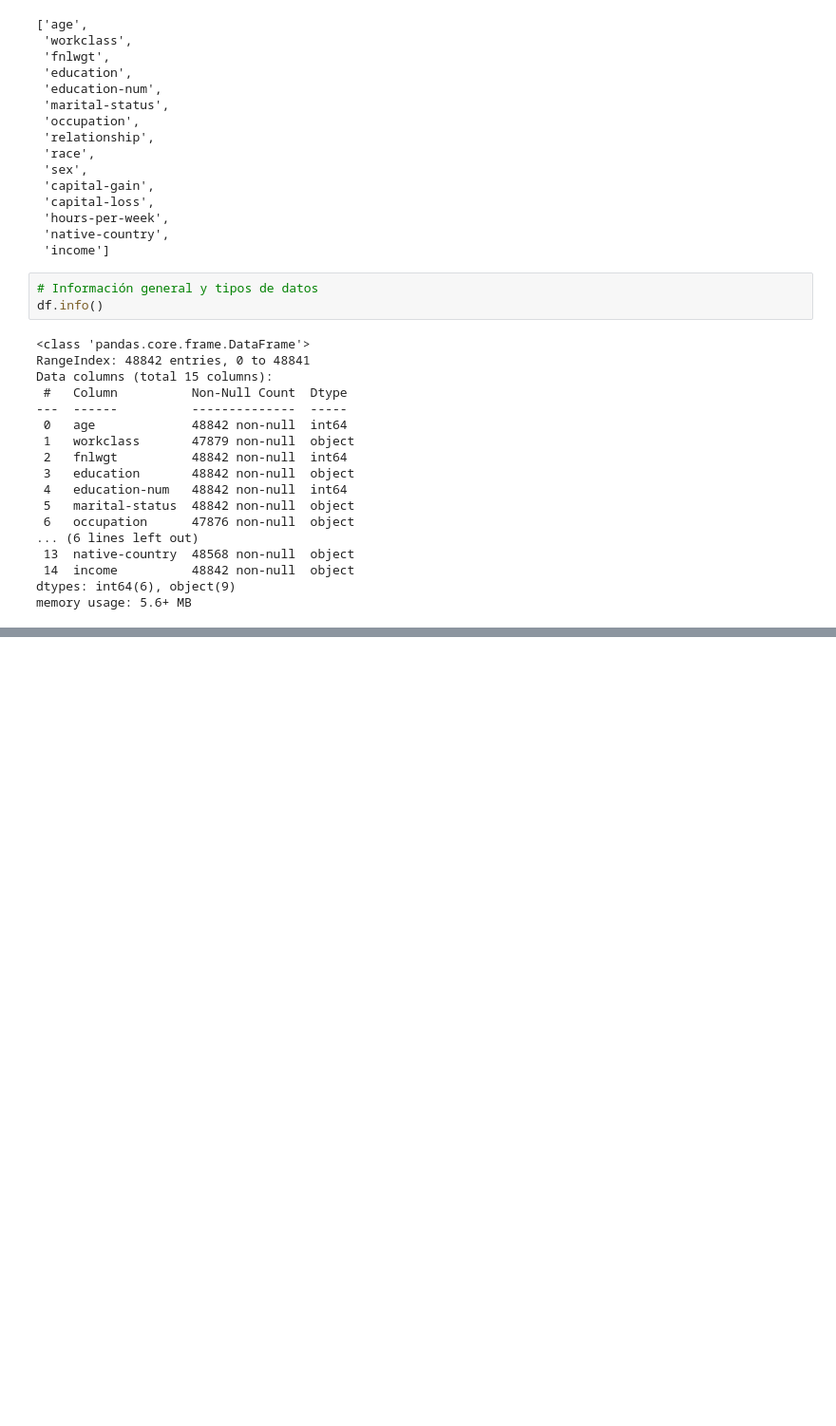
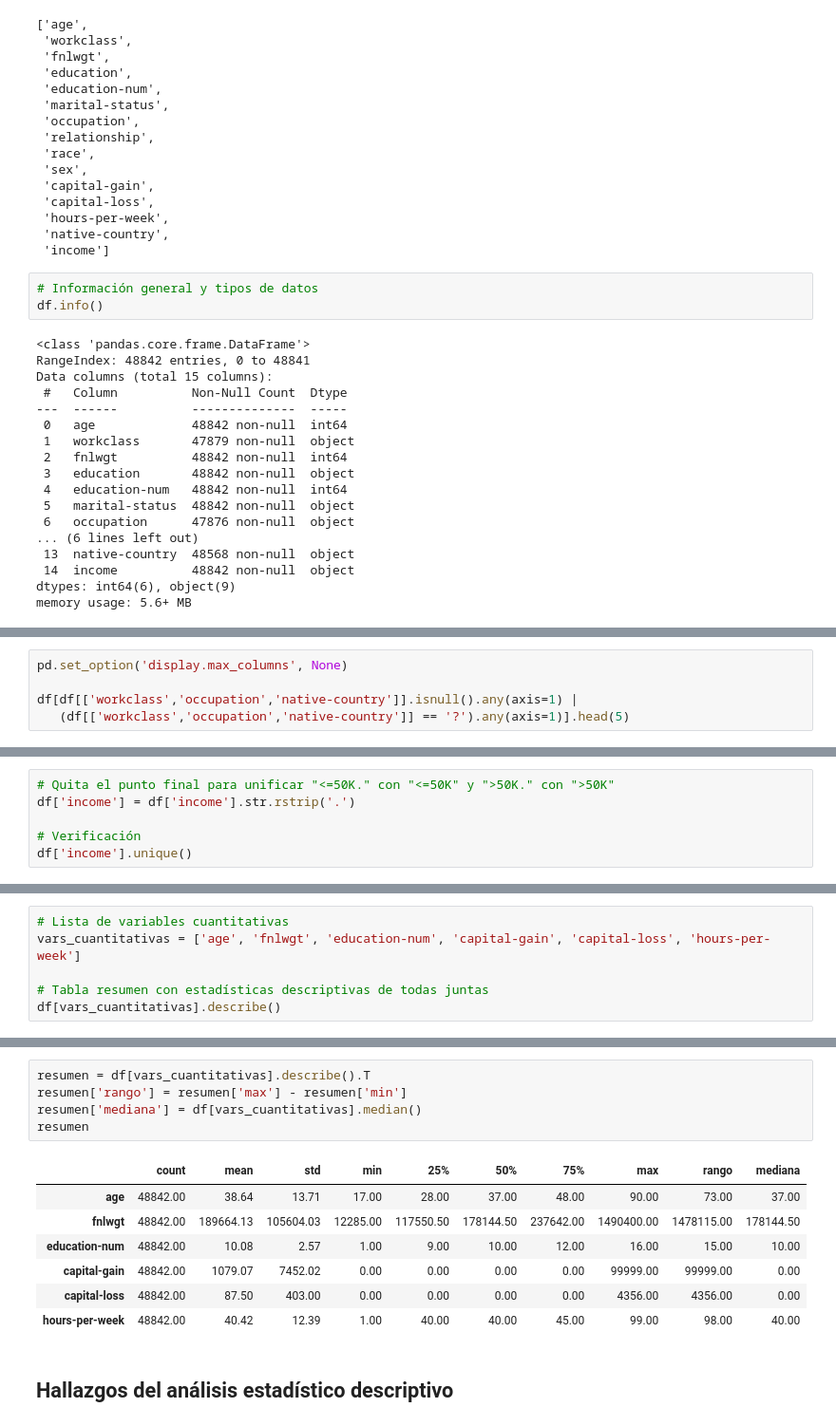
Before and after one commit to sebacalfa/ProyFinal_Mod6, a Jupyter notebook: Proyecto_Final_Mod6.ipynb, the cells around one changed output, grey strips where cells are left out. Shown at 95% size. Cells and saved outputs as stored; diff of their text form; blank space fills up the shorter version.

```diff
--- a/Proyecto_Final_Mod6.ipynb
+++ b/Proyecto_Final_Mod6.ipynb
@@ -152,0 +209,5 @@ memory usage: 5.6+ MB
+# %%
+pd.set_option('display.max_columns', None)
+
+df[df[['workclass','occupation','native-country']].isnull().any(axis=1) |
+   (df[['workclass','occupation','native-country']] == '?').any(axis=1)].head(5)
@@ -152,0 +264,6 @@ memory usage: 5.6+ MB
+# %%
+# Quita el punto final para unificar "<=50K." con "<=50K" y ">50K." con ">50K"
+df['income'] = df['income'].str.rstrip('.')
+
+# Verificación
+df['income'].unique()
@@ -152,0 +295,6 @@ memory usage: 5.6+ MB
+# %%
+# Lista de variables cuantitativas
+vars_cuantitativas = ['age', 'fnlwgt', 'education-num', 'capital-gain', 'capital-loss', 'hours-per-week']
+
+# Tabla resumen con estadísticas descriptivas de todas juntas
+df[vars_cuantitativas].describe()
@@ -152,0 +311,15 @@ memory usage: 5.6+ MB
+# %%
+resumen = df[vars_cuantitativas].describe().T
+resumen['rango'] = resumen['max'] - resumen['min']
+resumen['mediana'] = df[vars_cuantitativas].median()
+resumen
+# %% [output]
+|  | count | mean | std | min | 25% | 50% | 75% | max | rango | mediana |
+| age | 48842.00 | 38.64 | 13.71 | 17.00 | 28.00 | 37.00 | 48.00 | 90.00 | 73.00 | 37.00 |
+| fnlwgt | 48842.00 | 189664.13 | 105604.03 | 12285.00 | 117550.50 | 178144.50 | 237642.00 | 1490400.00 | 1478115.00 | 178144.50 |
+| education-num | 48842.00 | 10.08 | 2.57 | 1.00 | 9.00 | 10.00 | 12.00 | 16.00 | 15.00 | 10.00 |
+| capital-gain | 48842.00 | 1079.07 | 7452.02 | 0.00 | 0.00 | 0.00 | 0.00 | 99999.00 | 99999.00 | 0.00 |
+| capital-loss | 48842.00 | 87.50 | 403.00 | 0.00 | 0.00 | 0.00 | 0.00 | 4356.00 | 4356.00 | 0.00 |
+| hours-per-week | 48842.00 | 40.42 | 12.39 | 1.00 | 40.00 | 40.00 | 45.00 | 99.00 | 98.00 | 40.00 |
+# %% [markdown]
+## Hallazgos del análisis estadístico descriptivo
```
Also changed, not shown: parts of 24 cells of this notebook.
